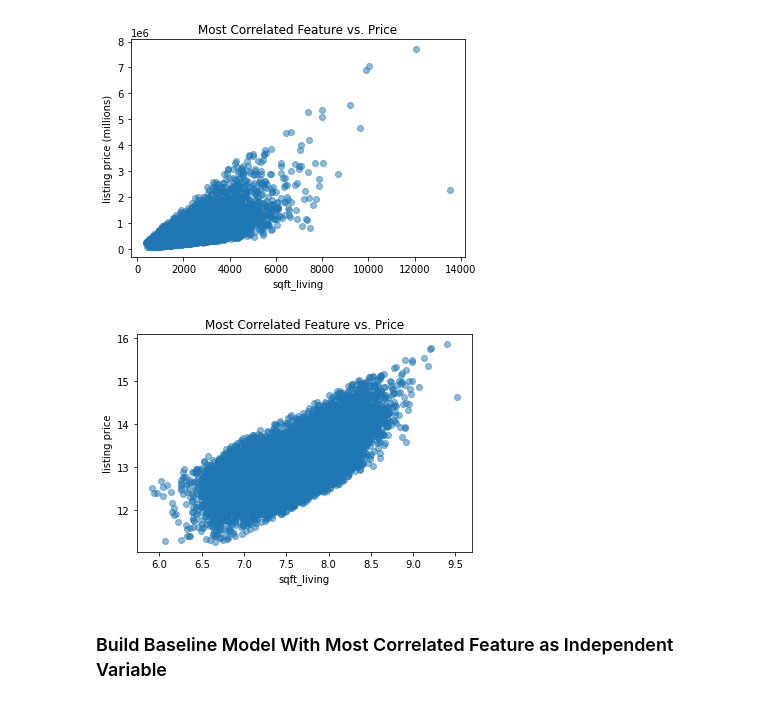
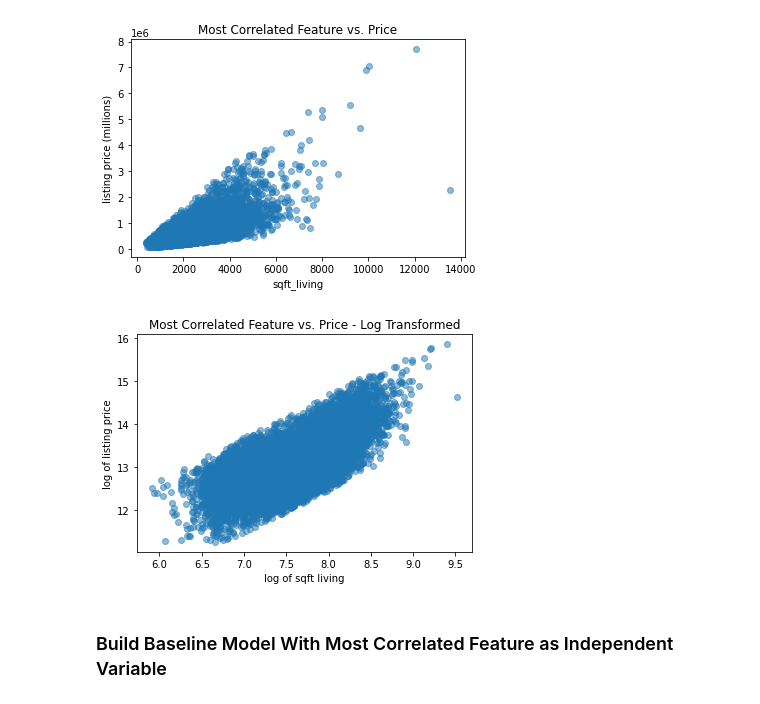
Before and after one commit to ntdoris/dsc-phase-2-project-v2-3, a Jupyter notebook: student.ipynb, the cells around one changed output. Drawn from its saved outputs; the diff is of its cells as text; code cells hidden in the pictures.

```diff
--- a/student.ipynb
+++ b/student.ipynb
@@ -314,14 +314,14 @@ ax.set_title("Most Correlated Feature vs. Price");
 # %%
 fig, ax = plt.subplots()
 
 ax.scatter(np.log(X[most_correlated_feature]), np.log(y), alpha=0.5)
-ax.set_xlabel(most_correlated_feature)
-ax.set_ylabel("listing price")
-ax.set_title("Most Correlated Feature vs. Price");
+ax.set_xlabel("log of sqft living")
+ax.set_ylabel("log of listing price")
+ax.set_title("Most Correlated Feature vs. Price - Log Transformed");
 
 # very linear after log transformation
 # %% [output]
-[figure, old version]
+[figure, new version]
 # %% [markdown]
 ### Build Baseline Model With Most Correlated Feature as Independent Variable
 # %% [markdown]
```
Also changed, not shown: parts of 2 cells of this notebook.
